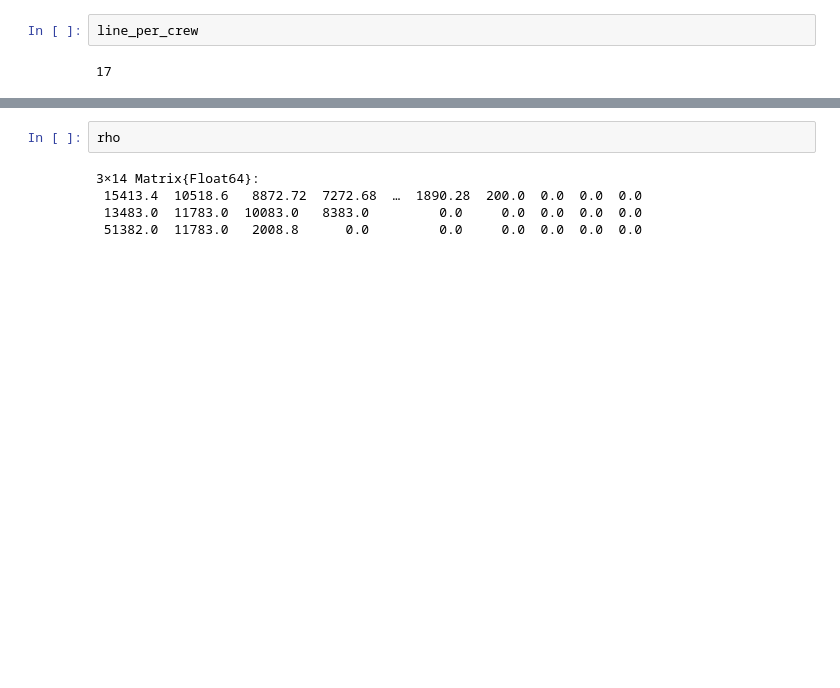
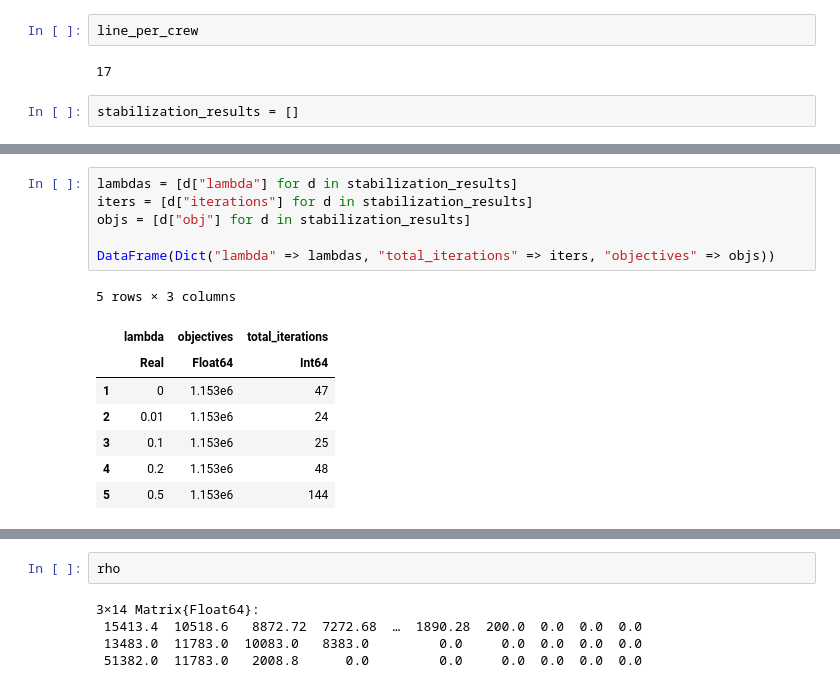
Before and after one commit to leobix/wildfire-suppression, a Jupyter notebook: Full formulation.ipynb, the cells around one changed output, grey strips where cells are left out. Cells and saved outputs as stored; diff of their text form; blank space fills up the shorter version.

```diff
--- a/Full formulation.ipynb
+++ b/Full formulation.ipynb
@@ -890,3 +957,5 @@ suppression_plan_subproblem (generic function with 2 methods)
 line_per_crew
 # %% [output]
 17
+# %%
+stabilization_results = []
@@ -1058,0 +1184,15 @@ objective_value(cg)
+# %%
+lambdas = [d["lambda"] for d in stabilization_results]
+iters = [d["iterations"] for d in stabilization_results]
+objs = [d["obj"] for d in stabilization_results]
+
+DataFrame(Dict("lambda" => lambdas, "total_iterations" => iters, "objectives" => objs))
+# %% [output]
+5 rows × 3 columns
+|  | lambda | objectives | total_iterations |
+|  | Real | Float64 | Int64 |
+| 1 | 0 | 1.153e6 | 47 |
+| 2 | 0.01 | 1.153e6 | 24 |
+| 3 | 0.1 | 1.153e6 | 25 |
+| 4 | 0.2 | 1.153e6 | 48 |
+| 5 | 0.5 | 1.153e6 | 144 |
```
Also changed, not shown: parts of 28 cells of this notebook, 10 other files.
